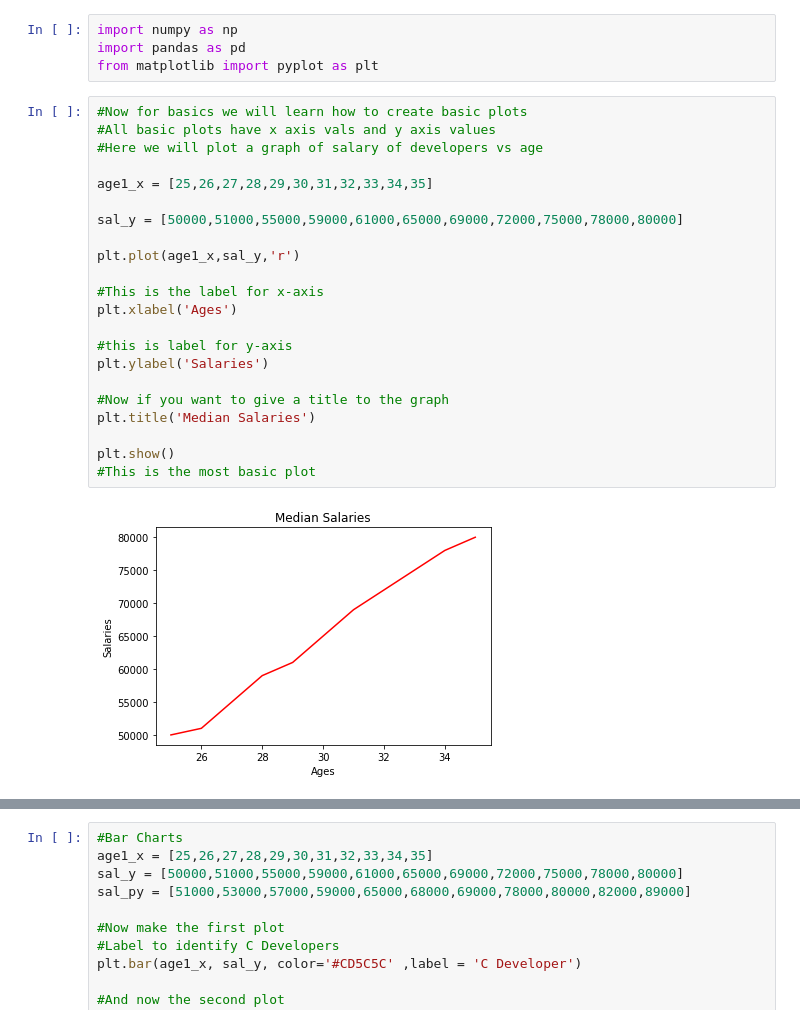
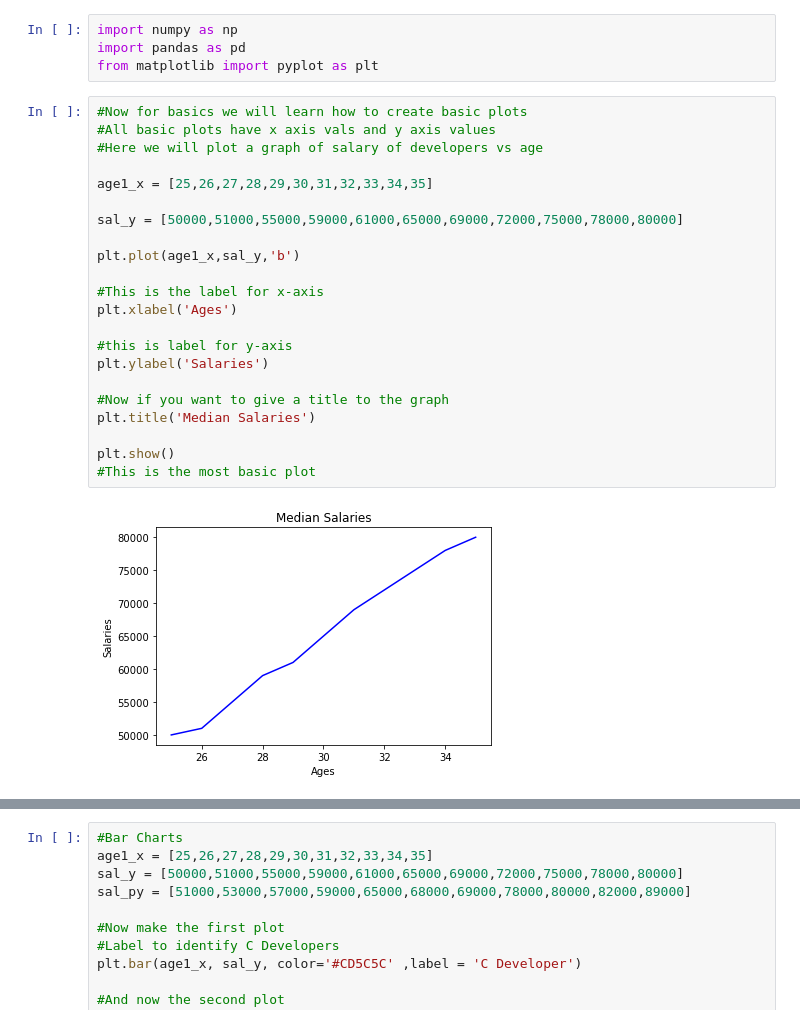
Before and after one commit to vedant26cfc/Data-Science-in-Python, a Jupyter notebook: Data Science Python Repository/3. Matplotlib/3. Data Science Matplotlib.ipynb, the cells around one changed output, grey strips where cells are left out. Cells and saved outputs as stored; diff of their text form.

```diff
--- a/Data Science Python Repository/3. Matplotlib/3. Data Science Matplotlib.ipynb
+++ b/Data Science Python Repository/3. Matplotlib/3. Data Science Matplotlib.ipynb
@@ -11,27 +11,27 @@ from matplotlib import pyplot as plt
 # %%
 #Now for basics we will learn how to create basic plots
 #All basic plots have x axis vals and y axis values
 #Here we will plot a graph of salary of developers vs age
 
 age1_x = [25,26,27,28,29,30,31,32,33,34,35]
 
 sal_y = [50000,51000,55000,59000,61000,65000,69000,72000,75000,78000,80000]
 
-plt.plot(age1_x,sal_y,'r')
+plt.plot(age1_x,sal_y,'b')
 
 #This is the label for x-axis
 plt.xlabel('Ages')
 
 #this is label for y-axis
 plt.ylabel('Salaries')
 
 #Now if you want to give a title to the graph
 plt.title('Median Salaries')
 
 plt.show()
 #This is the most basic plot
 # %% [output]
-[figure, old version]
+[figure, new version]
 # %%
 #You can also plot two graphs on the same canvas
 #Consider the graph above was for C Developers, so in the same canvas you can create a graph for python devs
```
Also changed, not shown: parts of 2 cells of this notebook, 2 other files.
